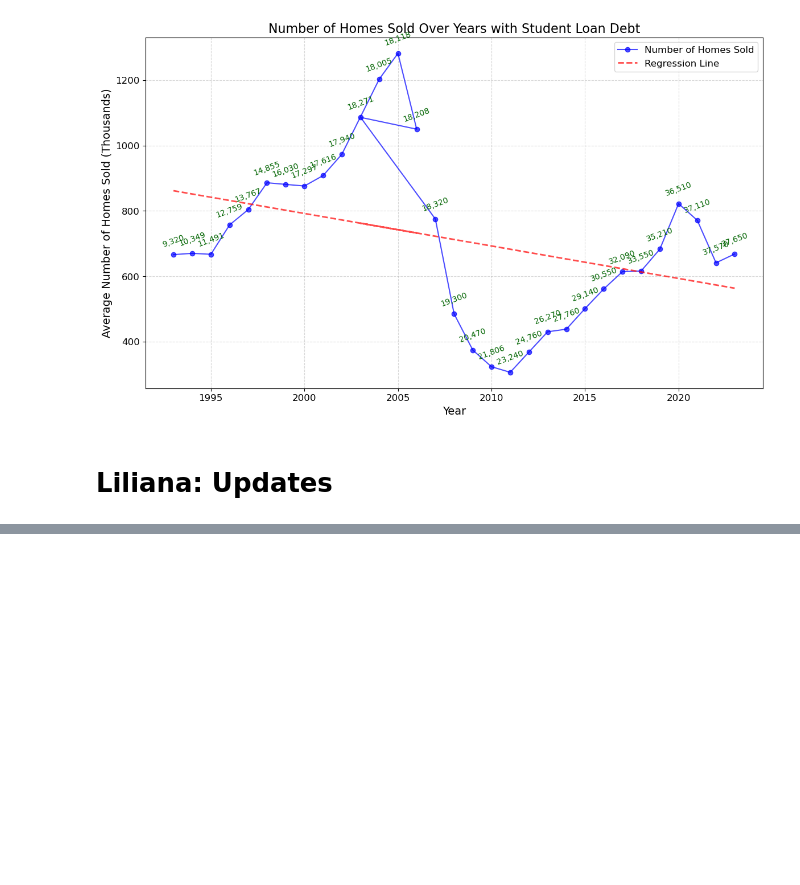
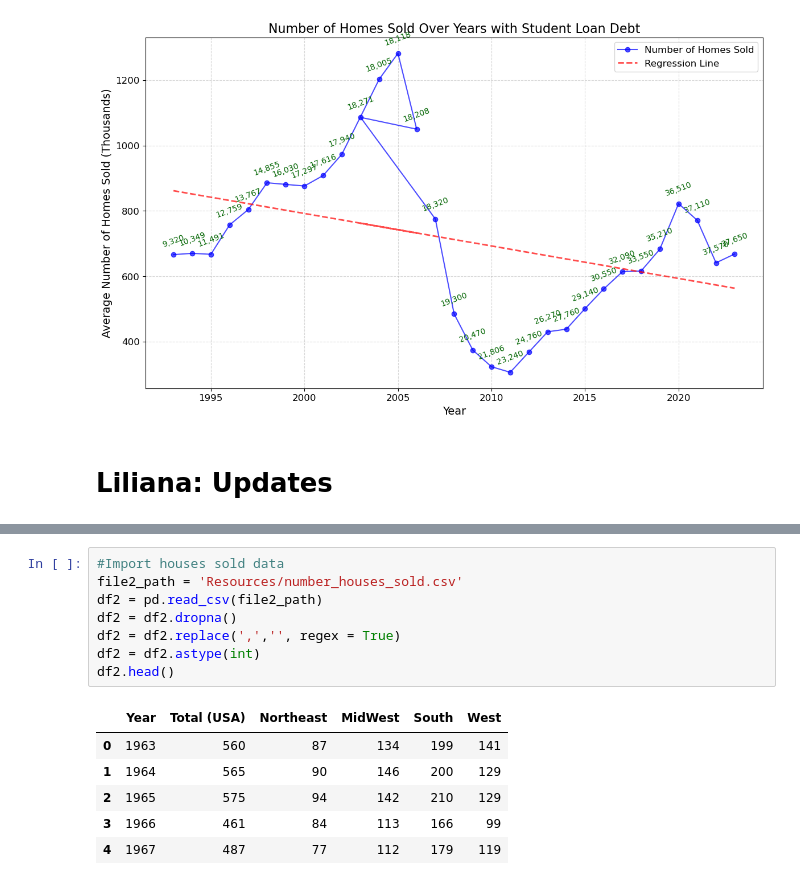
Before and after one commit to isfund/BootCampProject1, a Jupyter notebook: Project1File.ipynb, the cells around one changed output, grey strips where cells are left out. Drawn from its saved outputs; the diff is of its cells as text; blank space fills up the shorter version.

```diff
--- a/Project1File.ipynb
+++ b/Project1File.ipynb
@@ -230,3 +229,18 @@ min      56780.00
 75%      66130.00
 max      68610.00
 Name: Median Income, dtype: float64
+# %%
+#Import houses sold data
+file2_path = 'Resources/number_houses_sold.csv'
+df2 = pd.read_csv(file2_path)
+df2 = df2.dropna()
+df2 = df2.replace(',','', regex = True)
+df2 = df2.astype(int)
+df2.head()
+# %% [output]
+|  | Year | Total (USA) | Northeast | MidWest | South | West |
+| 0 | 1963 | 560 | 87 | 134 | 199 | 141 |
+| 1 | 1964 | 565 | 90 | 146 | 200 | 129 |
+| 2 | 1965 | 575 | 94 | 142 | 210 | 129 |
+| 3 | 1966 | 461 | 84 | 113 | 166 | 99 |
+| 4 | 1967 | 487 | 77 | 112 | 179 | 119 |
```
Also changed, not shown: parts of 7 cells of this notebook, 3 other files.
